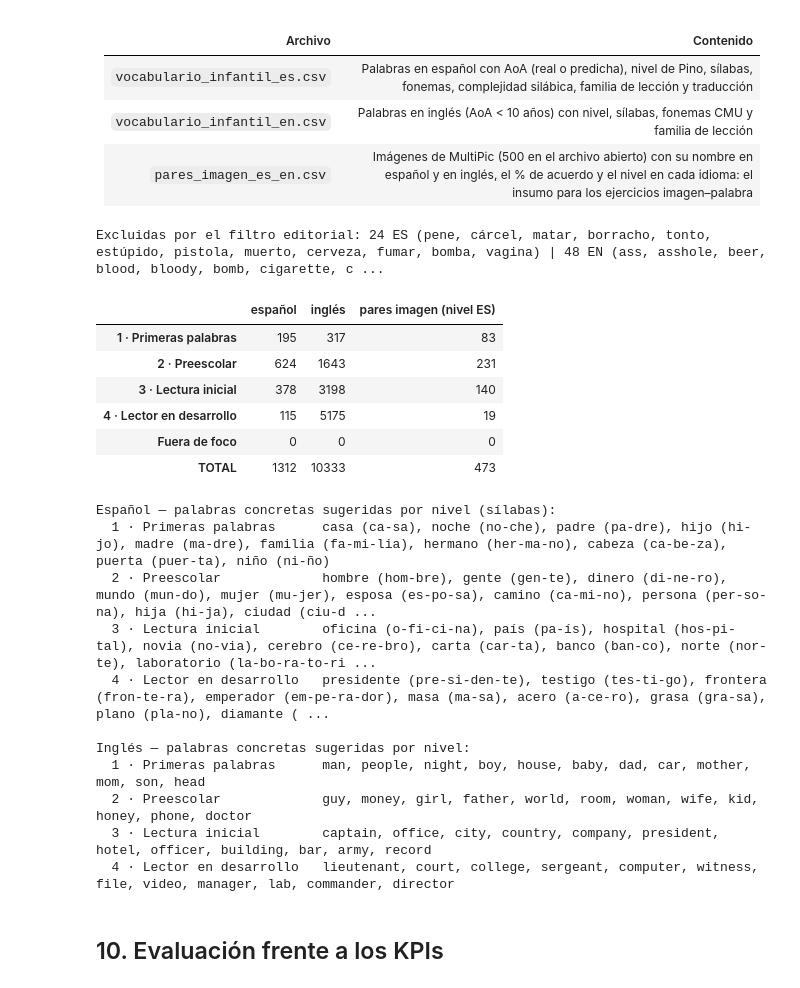
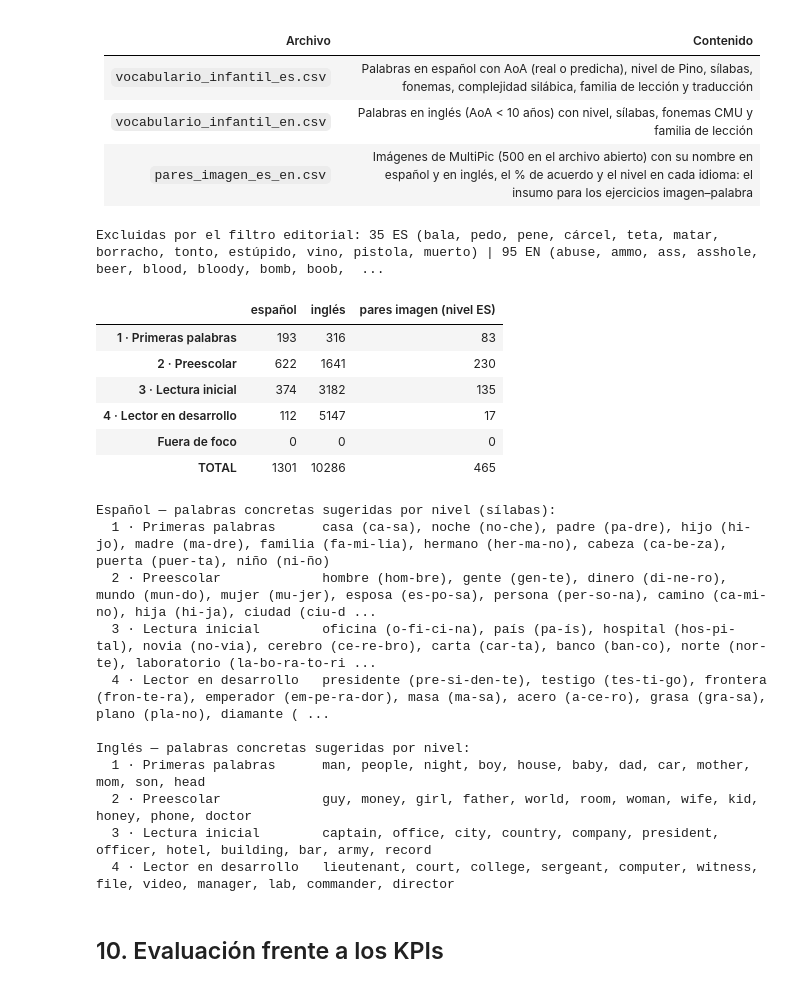
Before and after one commit to Zenith-AB/pino-app, a Jupyter notebook: eft-machine-learning/notebooks/pino_edad_adquisicion_palabras.ipynb, the cells around one changed output. Saved outputs shown, nothing was run; the diff lists cells and outputs as text; code cells hidden in the pictures.

```diff
--- a/eft-machine-learning/notebooks/pino_edad_adquisicion_palabras.ipynb
+++ b/eft-machine-learning/notebooks/pino_edad_adquisicion_palabras.ipynb
@@ -1274,6 +1274,12 @@ odio maldito maldita culo tonto tonta pene vagina whisky vodka tequila ron licor
 SENSIBLES_EN = set('''sex sexy sexual damn damned hell murder murderer kill killer killed killing dead death die died gun guns shoot shot drug drugs
 beer wine vodka whiskey whisky drunk bitch shit fuck ass asshole bastard crap stupid idiot hate blood bloody bomb war weapon knife
 prison jail cigarette naked nude suicide rape slut whore penis vagina piss devil demon dumb hooker booze corpse'''.split())
+# Segunda revisión (lista ampliada tras auditar el producto): insultos, armas, drogas, juego y sexualidad
+SENSIBLES_ES |= set('''pedo teta tetas pezón condón tabaco bala granada ataúd esclavo pico vino'''.split())
+SENSIBLES_EN |= set('''abuse ammo boob boobs bra breast bullet butt casino cigar cocktail coffin condom crotch dagger dope execution
+fag fart gamble gambling grenade hump jerk joint kidnap liquor midget moron negro nigger nipple noose panties pistol
+pussy retard revolver rifle saloon slaughter slave stab strangle sucker tobacco turd weed'''.split())
+
 def sensible(w, lista):
     w = str(w).lower()
     return w in lista or any(w.startswith(r) for r in ("fuck", "shit", "bitch", "damn", "mierd", "put", "jod"))
@@ -1316,40 +1322,40 @@ voc_en["traduccion_es"] = voc_en["palabra"].map(tr)
 voc_en = voc_en[voc_en["aoa_anios"] < 10]
 excl_en = voc_en[voc_en["palabra"].map(lambda w: sensible(w, SENSIBLES_EN))]
 voc_en = voc_en.drop(excl_en.index)
 voc_en = voc_en[["palabra", "traduccion_es", "nivel_pino", "aoa_anios", "fuente_aoa", "n_silabas", "fonemas",
                                            "n_letras", "opacidad", "zipf", "concrecion", "categoria", "familia_leccion", "con_imagen_multipic"]]
 voc_en = voc_en.sort_values(["aoa_anios", "palabra"]).round(3)
 voc_en.to_csv(DATA_PROC / "vocabulario_infantil_en.csv", index=False)
 
 # --- Pares imagen–palabra
 _todo_es = pd.concat([es_real, es_new]).drop_duplicates("palabra")
 aoa_es_map = pd.Series(escala_es_a_anios(_todo_es["aoa_escala"]), index=_todo_es["palabra"].values)
 aoa_en_map = pd.concat([en_k, en_mp]).drop_duplicates("palabra").set_index("palabra")["aoa_anios"]
 pares = mp[~mp["nombre_es"].map(lambda w: sensible(w, SENSIBLES_ES) and w not in ("puerta", "punto", "pupila"))
             & ~mp["nombre_en_us"].map(lambda w: sensible(w, SENSIBLES_EN))].copy()
 pares["aoa_es_anios"] = pares["nombre_es"].map(aoa_es_map).round(2); pares["aoa_en_anios"] = pares["nombre_en_us"].map(aoa_en_map).round(2)
 pares["nivel_es"] = pd.Series(nivel(pares["aoa_es_anios"].fillna(99))).map(dict(enumerate(NIVELES))).values
 pares["nivel_en"] = pd.Series(nivel(pares["aoa_en_anios"].fillna(99))).map(dict(enumerate(NIVELES))).values
 pares["silabas_es"] = [ "-".join(lexico.texto_es.separar_silabas(w)) for w in pares["nombre_es"]]
 pares = pares.sort_values("aoa_es_anios")
 pares.to_csv(DATA_PROC / "pares_imagen_es_en.csv", index=False)
 
 resumen_prod = pd.DataFrame({
     "español": voc_es["nivel_pino"].value_counts(), "inglés": voc_en["nivel_pino"].value_counts(),
     "pares imagen (nivel ES)": pares["nivel_es"].value_counts()}).reindex(NIVELES).fillna(0).astype(int)
 resumen_prod.loc["TOTAL"] = resumen_prod.sum()
 print(f"Excluidas por el filtro editorial: {len(excl_es)} ES ({', '.join(excl_es['palabra'].head(12))}) | "
       f"{len(excl_en)} EN ({', '.join(excl_en['palabra'].head(12))})")
 resumen_prod
 # %% [output]
-Excluidas por el filtro editorial: 24 ES (pene, cárcel, matar, borracho, tonto, estúpido, pistola, muerto, cerveza, fumar, bomba, vagina) | 48 EN (ass, asshole, beer, blood, bloody, bomb, cigarette, c ...
+Excluidas por el filtro editorial: 35 ES (bala, pedo, pene, cárcel, teta, matar, borracho, tonto, estúpido, vino, pistola, muerto) | 95 EN (abuse, ammo, ass, asshole, beer, blood, bloody, bomb, boob,  ...
 |  | español | inglés | pares imagen (nivel ES) |
-| 1 · Primeras palabras | 195 | 317 | 83 |
-| 2 · Preescolar | 624 | 1643 | 231 |
-| 3 · Lectura inicial | 378 | 3198 | 140 |
-| 4 · Lector en desarrollo | 115 | 5175 | 19 |
+| 1 · Primeras palabras | 193 | 316 | 83 |
+| 2 · Preescolar | 622 | 1641 | 230 |
+| 3 · Lectura inicial | 374 | 3182 | 135 |
+| 4 · Lector en desarrollo | 112 | 5147 | 17 |
 | Fuera de foco | 0 | 0 | 0 |
-| TOTAL | 1312 | 10333 | 473 |
+| TOTAL | 1301 | 10286 | 465 |
 # %%
 # Para lecciones con imagen: palabras concretas (concreción ≥ 4) ordenadas por frecuencia dentro de cada nivel
 print("Español — palabras concretas sugeridas por nivel (sílabas):")
@@ -1363,14 +1369,14 @@ for nv in NIVELES[:4]:
 # %% [output]
 Español — palabras concretas sugeridas por nivel (sílabas):
   1 · Primeras palabras      casa (ca-sa), noche (no-che), padre (pa-dre), hijo (hi-jo), madre (ma-dre), familia (fa-mi-lia), hermano (her-ma-no), cabeza (ca-be-za), puerta (puer-ta), niño (ni-ño)
-  2 · Preescolar             hombre (hom-bre), gente (gen-te), dinero (di-ne-ro), mundo (mun-do), mujer (mu-jer), esposa (es-po-sa), camino (ca-mi-no), persona (per-so-na), hija (hi-ja), ciudad (ciu-d ...
+  2 · Preescolar             hombre (hom-bre), gente (gen-te), dinero (di-ne-ro), mundo (mun-do), mujer (mu-jer), esposa (es-po-sa), persona (per-so-na), camino (ca-mi-no), hija (hi-ja), ciudad (ciu-d ...
   3 · Lectura inicial        oficina (o-fi-ci-na), país (pa-ís), hospital (hos-pi-tal), novia (no-via), cerebro (ce-re-bro), carta (car-ta), banco (ban-co), norte (nor-te), laboratorio (la-bo-ra-to-ri ...
   4 · Lector en desarrollo   presidente (pre-si-den-te), testigo (tes-ti-go), frontera (fron-te-ra), emperador (em-pe-ra-dor), masa (ma-sa), acero (a-ce-ro), grasa (gra-sa), plano (pla-no), diamante ( ...
 
 Inglés — palabras concretas sugeridas por nivel:
   1 · Primeras palabras      man, people, night, boy, house, baby, dad, car, mother, mom, son, head
   2 · Preescolar             guy, money, girl, father, world, room, woman, wife, kid, honey, phone, doctor
-  3 · Lectura inicial        captain, office, city, country, company, president, hotel, officer, building, bar, army, record
+  3 · Lectura inicial        captain, office, city, country, company, president, officer, hotel, building, bar, army, record
   4 · Lector en desarrollo   lieutenant, court, college, sergeant, computer, witness, file, video, manager, lab, commander, director
 # %% [markdown]
 ## 10. Evaluación frente a los KPIs
```
Also changed, not shown: parts of 10 cells of this notebook, 50 other files.
